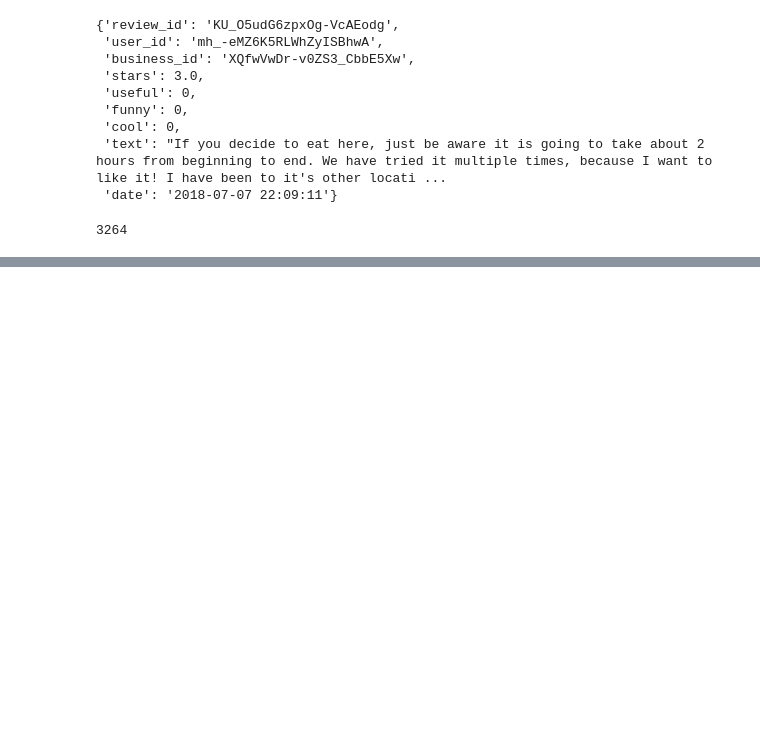
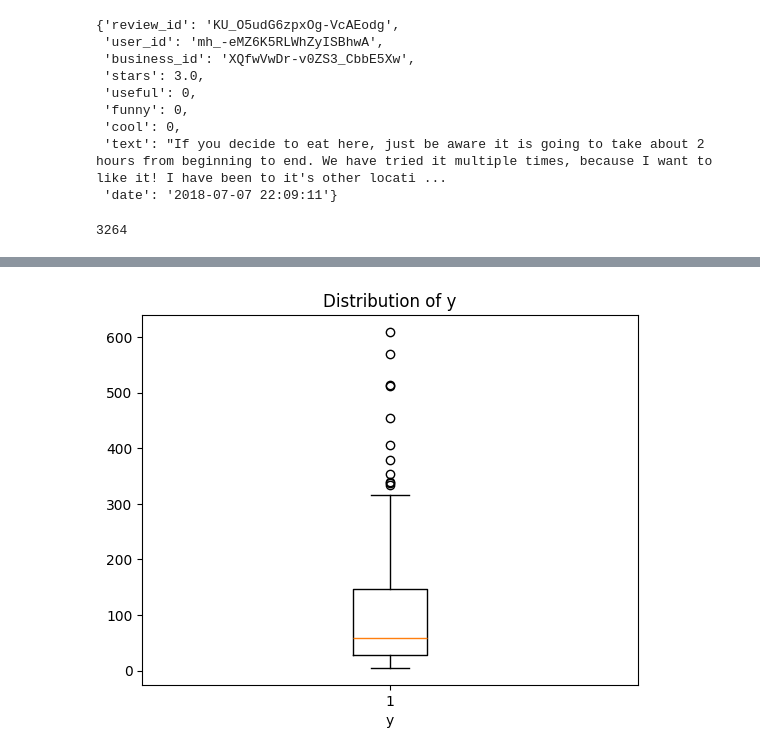
Before and after one commit to EthanWTL/TravelBlogs, a Jupyter notebook: Datasets/YelpDataAnalysis.ipynb, the cells around one changed output, grey strips where cells are left out. Drawn from its saved outputs; the diff is of its cells as text; code cells hidden in the pictures; blank space fills up the shorter version.

```diff
--- a/Datasets/YelpDataAnalysis.ipynb
+++ b/Datasets/YelpDataAnalysis.ipynb
@@ -344,0 +393,11 @@ See the caveats in the documentation: https://pandas.pydata.org/pandas-docs/stab
+# %%
+plt.boxplot(df_phil_hotel['actual_review_count'])
+
+# Set the title and labels
+plt.title('Distribution of y')
+plt.xlabel('y')
+
+# Show the plot
+plt.show()
+# %% [output]
+[figure, added]
```
Also changed, not shown: parts of 16 cells of this notebook, 3 other files.
